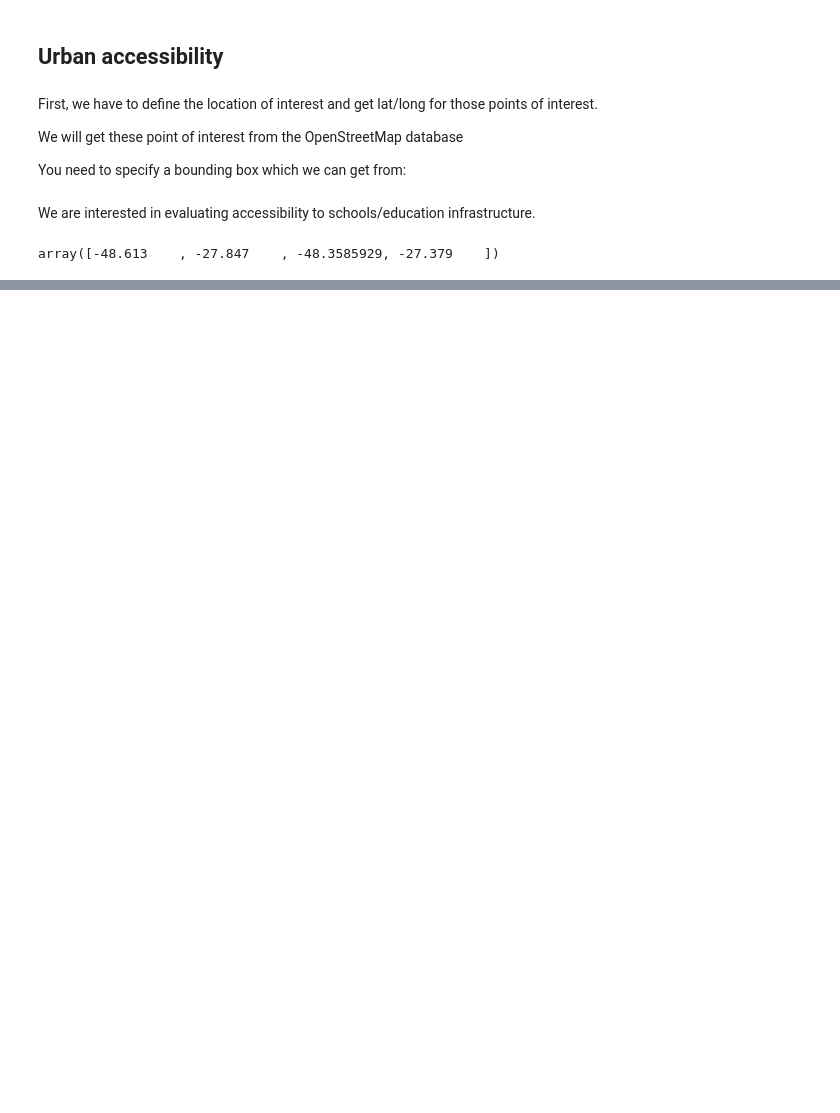
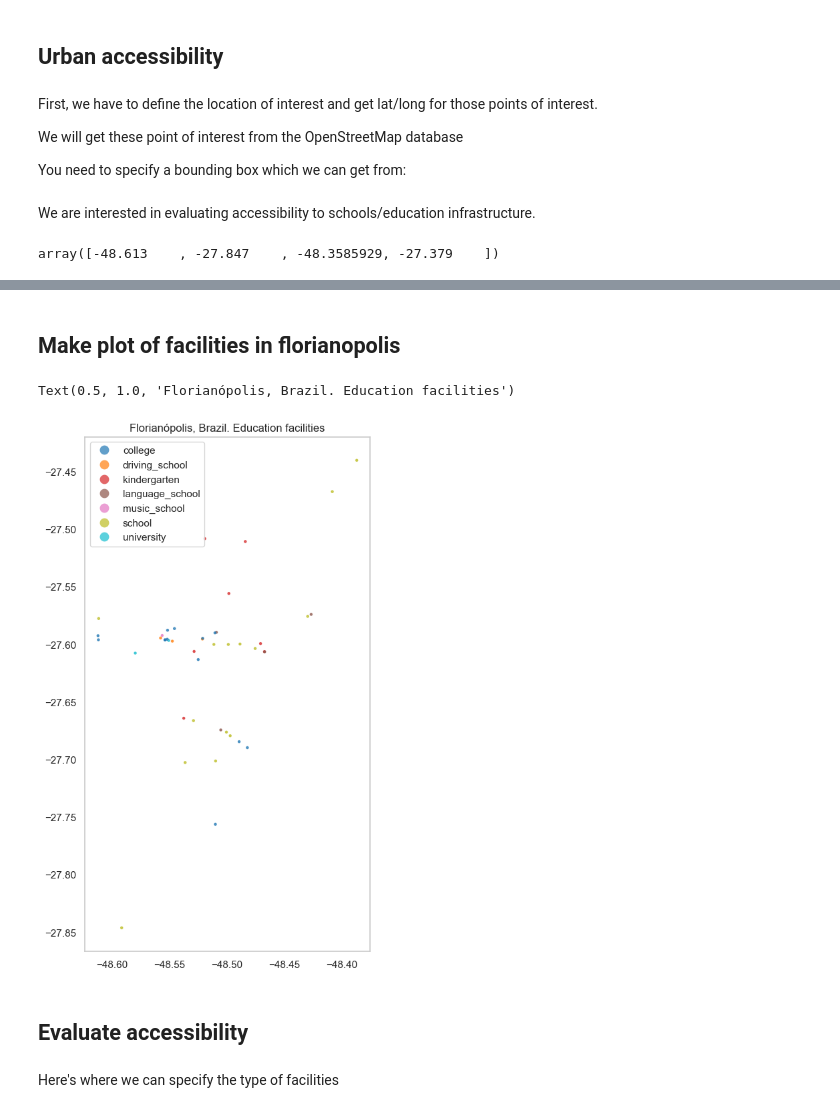
Before and after one commit to EL-BID/IADB-education-1, a Jupyter notebook: florianopolis_model.ipynb, the cells around one changed output, grey strips where cells are left out. Saved outputs shown, nothing was run; the diff lists cells and outputs as text; code cells hidden in the pictures; blank space fills up the shorter version.

```diff
--- a/florianopolis_model.ipynb
+++ b/florianopolis_model.ipynb
@@ -270,0 +359,14 @@ JSONDecodeError: Expecting value: line 1 column 1 (char 0)
+# %% [markdown]
+## Make plot of facilities in florianopolis
+# %%
+es.plot('poi_type', markersize = 5, alpha = 0.7, legend=True)
+# mack background white with grid
+plt.grid(color='white', linestyle='-', linewidth=1)
+plt.title(ciudad + ". Education facilities")
+# %% [output]
+Text(0.5, 1.0, 'Florianópolis, Brazil. Education facilities')
+[figure, added]
+# %% [markdown]
+## Evaluate accessibility
+# %% [markdown]
+Here's where we can specify the type of facilities
```
Also changed, not shown: parts of 26 cells of this notebook.
